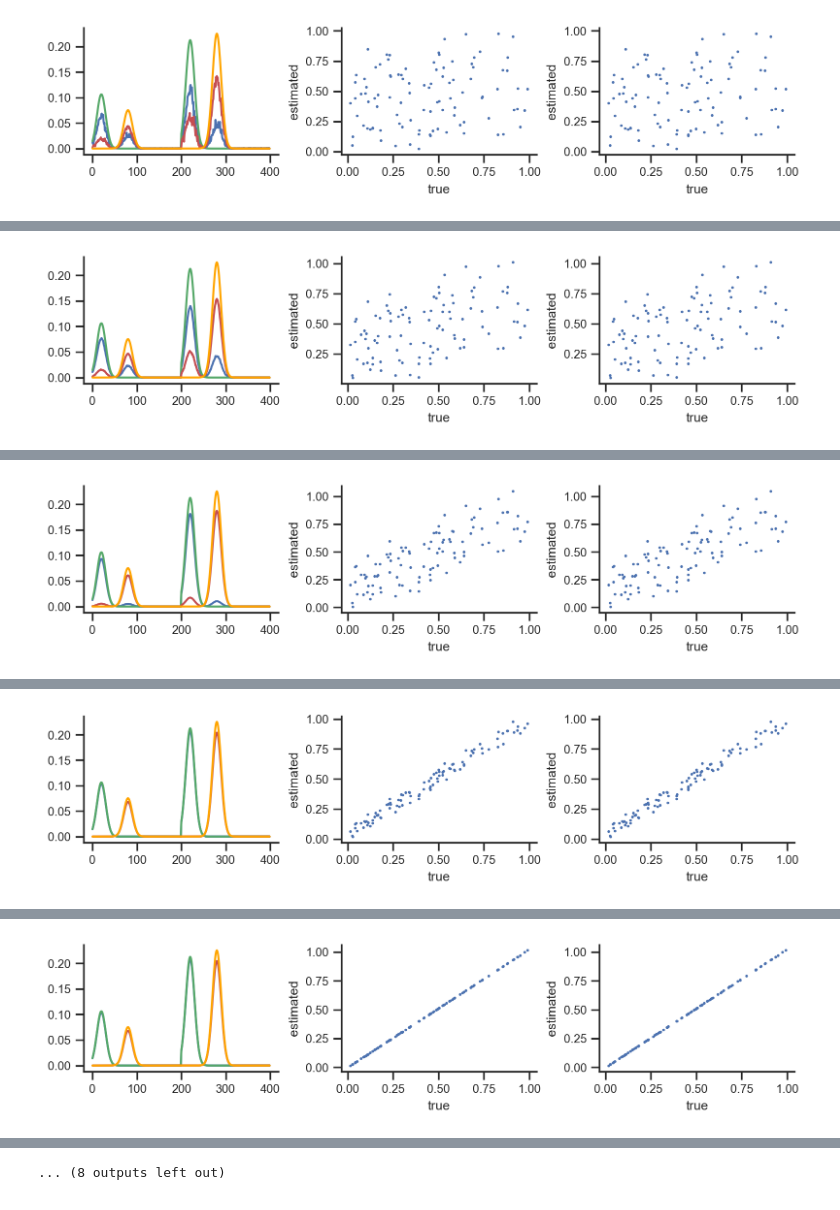
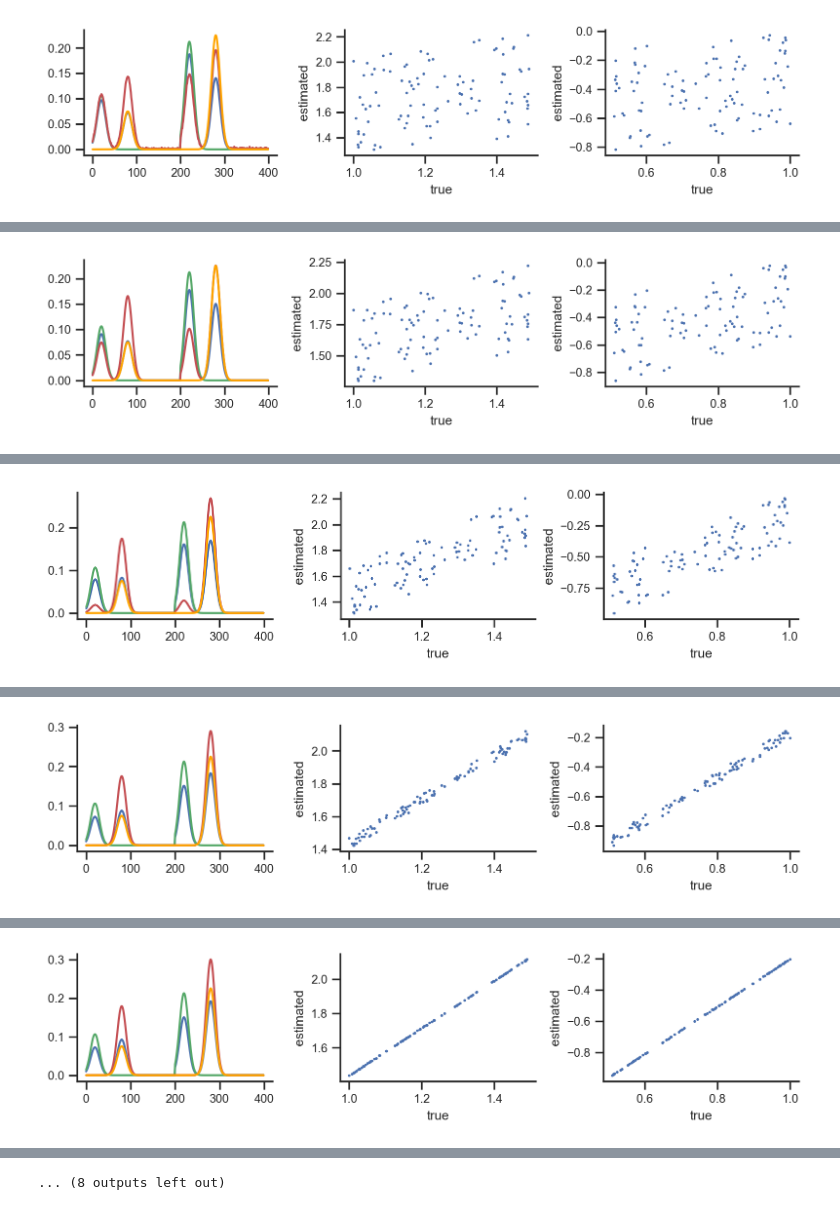
Before and after one commit to AllenInstitute/sourcesep, a Jupyter notebook: notebooks/33_nmf_torch.ipynb, the cells around one changed output, grey strips where cells are left out. Cells and saved outputs as stored; diff of their text form; code cells hidden in the pictures.

Commit message:
gradient descent  with proximal projection for autograd nmf +  constraints to reduce learnable parameters

```diff
--- a/notebooks/33_nmf_torch.ipynb
+++ b/notebooks/33_nmf_torch.ipynb
@@ -25,20 +25,15 @@ b_col_ = np.concatenate([b_col, 3*b_col])
 b_col_ = set_norm(b_col_.reshape(-1,1), axis=0, c=1)[0]
 
 A = np.concatenate([a_col_,b_col_], axis=1)
-H = np.abs(np.random.rand(2, 100))
+
+h_init = 0.5 * np.abs(np.random.rand(1, 100))
+h_init = h_init.reshape(1,-1)
+H = np.concatenate([1.0+h_init,1.0-h_init], axis=0)
 X = A@H
 
 print(f'A {A.shape}')
 print(f'H {H.shape}')
 print(f'X {X.shape}')
-
-a_coeff = torch.tensor([1,0.5], requires_grad=True, dtype=torch.float32)
-b_coeff = torch.tensor([1.,1.], requires_grad=True, dtype=torch.float32)
-a_init = torch.tensor(np.abs(a_col + np.random.randn(200)*0.01), requires_grad=True, dtype=torch.float32)
-b_init = torch.tensor(np.abs(b_col + np.random.randn(200)*0.01), requires_grad=True, dtype=torch.float32)
-H_init = torch.tensor(np.abs(np.random.rand(2, 100)), requires_grad=True, dtype=torch.float32)
-
-print(f'H {H_init.shape}')
 # %% [output]
 A (400, 2)
 H (2, 100)
@@ -47,25 +41,42 @@ H torch.Size([2, 100])
+# %%
+a_coeff = torch.tensor([1,0.5], requires_grad=True, dtype=torch.float32)
+b_coeff = torch.tensor([1.,1.], requires_grad=True, dtype=torch.float32)
+a_init = torch.tensor(np.abs(a_col + np.random.randn(200)*0.01), requires_grad=True, dtype=torch.float32)
+b_init = torch.tensor(np.abs(b_col + np.random.randn(200)*0.01), requires_grad=True, dtype=torch.float32)
+
+h_coeff = torch.tensor([1.,1.], requires_grad=True, dtype=torch.float32)
+h_bias = torch.tensor([0.,0.], requires_grad=True, dtype=torch.float32)
+h_init = torch.tensor(np.abs(np.random.rand(1, 100)) + 1.0, requires_grad=True, dtype=torch.float32) # this can be provided based on prior data
 # %%
+
+
 # Set learning rate
 lr = .001
 
-prox_plus = torch.nn.Threshold(0,1e-4)
+# post gradient step modifiers:
+min_value = 1e-4
+prox_plus = torch.nn.Threshold(0,min_value)
 prox_softplus = torch.nn.Softplus()
 def prox_norm(x):
     return x / torch.norm(x, p=2)
 
 for i in range(20000):
     #Concatenate the two tensors to create the input matrix
-    #A_init = torch.cat((a_init.repeat(1, 2), b_init.repeat(1, 2)), 0).T
-    a_init_ = torch.cat((a_coeff[0]*a_init, a_coeff[1]*a_init), axis=0)
-    b_init_ = torch.cat((b_coeff[0]*b_init, b_coeff[1]*b_init), axis=0)
-    A_init = torch.stack((a_init_, b_init_), axis=0).T
+    a_init_ = torch.cat((a_coeff[0]*a_init, a_coeff[1]*a_init), dim=0)
+    b_init_ = torch.cat((b_coeff[0]*b_init, b_coeff[1]*b_init), dim=0)
+    A_init = torch.stack((a_init_, b_init_), dim=0).T
+
+    ha_init = h_coeff[0] * h_init + h_bias[0]
+    hb_init = h_coeff[1] * (1-h_init) + h_bias[1]
+    H_init = torch.cat((ha_init,hb_init), dim=0)
+
     X_ = torch.matmul(A_init, H_init)
     dmat = X_ - torch.as_tensor(X, dtype=torch.float32)
     loss = torch.linalg.matrix_norm(dmat, ord='fro')
     loss.backward(retain_graph=True)
 
     with torch.no_grad():
-        for p in [a_init, b_init, H_init, a_coeff, b_coeff]:
+        for p in [a_init, b_init, a_coeff, b_coeff, h_init, h_coeff, h_bias]:
             p -= lr * p.grad
             p.data = prox_plus(p)
             p.grad.zero_()
@@ -83,7 +94,7 @@ for i in range(20000):
         ax[1].scatter(H[0, :], H_init[0, :].detach().numpy(), s=1)
         ax[1].set(xlabel='true', ylabel='estimated')
 
-        ax[2].scatter(H[0, :], H_init[0, :].detach().numpy(), s=1)
+        ax[2].scatter(H[1, :], H_init[1, :].detach().numpy(), s=1)
         ax[2].set(xlabel='true', ylabel='estimated')
         plt.tight_layout()
         plt.show()
@@ -95 +106 @@ Loss: 6.444321155548096
-[figure, old version]
+[figure, new version]
@@ -97 +108 @@ Loss: 4.110426902770996
-[figure, old version]
+[figure, new version]
@@ -99 +110 @@ Loss: 3.36948561668396
-[figure, old version]
+[figure, new version]
@@ -101 +112 @@ Loss: 2.330470561981201
-[figure, old version]
+[figure, new version]
@@ -103 +114 @@ Loss: 0.670626699924469
-[figure, old version]
+[figure, new version]
```
Also changed, not shown: parts of 4 cells of this notebook.
